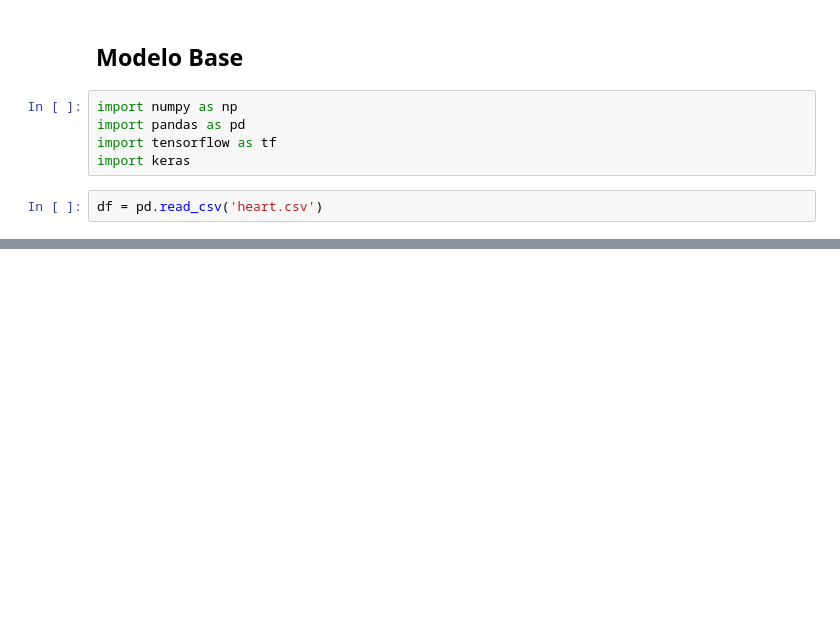
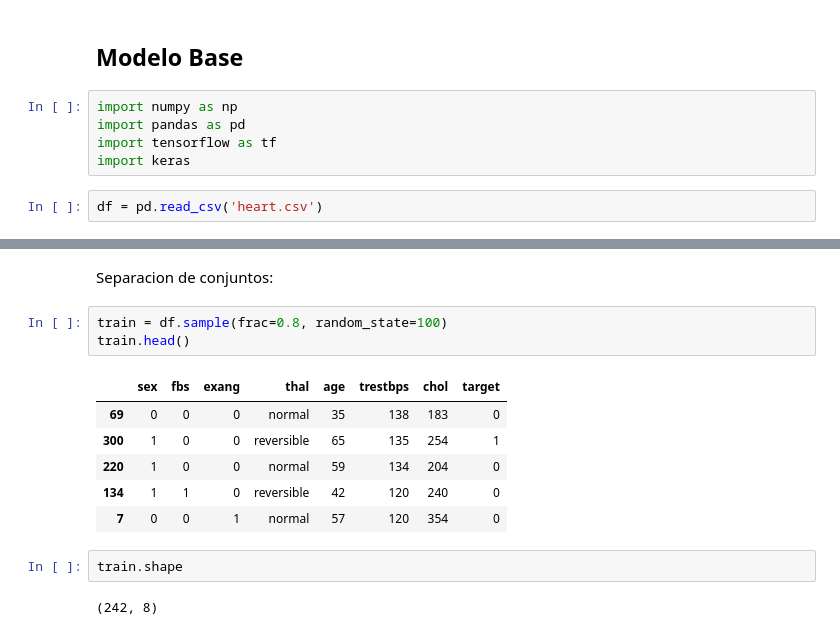
Before and after one commit to Marti820/T6, a Jupyter notebook: Taller 6 Redes Neuronales.ipynb, the cells around one changed output, grey strips where cells are left out. Drawn from its saved outputs; the diff is of its cells as text; blank space fills up the shorter version.

```diff
--- a/Taller 6 Redes Neuronales.ipynb
+++ b/Taller 6 Redes Neuronales.ipynb
@@ -730,0 +794,16 @@ df = pd.read_csv('heart.csv')
+# %% [markdown]
+Separacion de conjuntos:
+# %%
+train = df.sample(frac=0.8, random_state=100)
+train.head()
+# %% [output]
+|  | sex | fbs | exang | thal | age | trestbps | chol | target |
+| 69 | 0 | 0 | 0 | normal | 35 | 138 | 183 | 0 |
+| 300 | 1 | 0 | 0 | reversible | 65 | 135 | 254 | 1 |
+| 220 | 1 | 0 | 0 | normal | 59 | 134 | 204 | 0 |
+| 134 | 1 | 1 | 0 | reversible | 42 | 120 | 240 | 0 |
+| 7 | 0 | 0 | 1 | normal | 57 | 120 | 354 | 0 |
+# %%
+train.shape
+# %% [output]
+(242, 8)
```
Also changed, not shown: parts of 65 cells of this notebook, 1 other file.
